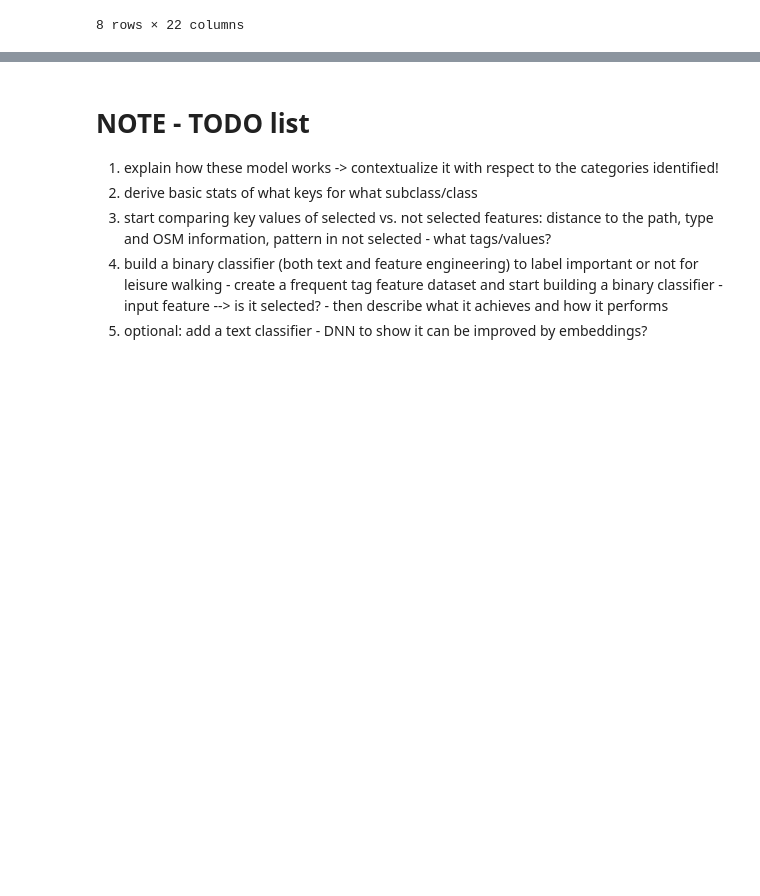
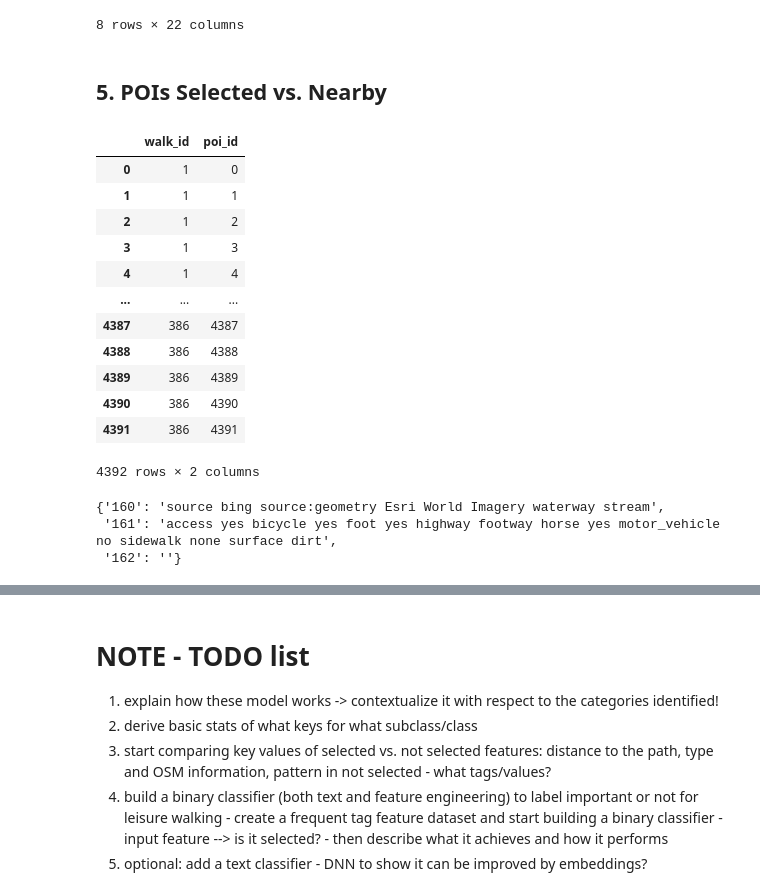
Before and after one commit to hamzeiehsan/leisure-walking-analysis, a Jupyter notebook: 4. final analysis.ipynb, the cells around one changed output, grey strips where cells are left out. Drawn from its saved outputs; the diff is of its cells as text; code cells hidden in the pictures; blank space fills up the shorter version.

Commit message:
add initial results of analysing nearby POIs

```diff
--- a/4. final analysis.ipynb
+++ b/4. final analysis.ipynb
@@ -1086,3 +1026,5 @@ detailed_df[detailed_df['index'].isin([int(poi_id) for poi_id in marker_paths[ma
 | 3261 | 3261 | 283 | Kilcatten Park Rowville Vic 3178 ... | Rowville today is densely settled... | VFL Park | This arena was to be the home of ... | -37.933604 | 145.203552 | ... |
 | 3951 | 3951 | 348 | Wombat Creek created by Ray Peace | This is a relatively easy, but li... | Wombat Creek reservoir | This reservoir is the water suppl... | -37.390754 | 144.174528 | ... |
 8 rows × 22 columns
+# %% [markdown]
+## 5. POIs Selected vs. Nearby
@@ -1088,0 +1035,18 @@ detailed_df[detailed_df['index'].isin([int(poi_id) for poi_id in marker_paths[ma
+# %%
+walk_pois = detailed_df[['record_id', 'index']]
+walk_pois.columns = ['walk_id', 'poi_id']
+walk_pois
+# %% [output]
+|  | walk_id | poi_id |
+| 0 | 1 | 0 |
+| 1 | 1 | 1 |
+| 2 | 1 | 2 |
+| 3 | 1 | 3 |
+| 4 | 1 | 4 |
+| ... | ... | ... |
+| 4387 | 386 | 4387 |
+| 4388 | 386 | 4388 |
+| 4389 | 386 | 4389 |
+| 4390 | 386 | 4390 |
+| 4391 | 386 | 4391 |
+4392 rows × 2 columns
@@ -1088,0 +1078,6 @@ detailed_df[detailed_df['index'].isin([int(poi_id) for poi_id in marker_paths[ma
+# %%
+get_walk_pois_description(10)
+# %% [output]
+{'160': 'source bing source:geometry Esri World Imagery waterway stream',
+ '161': 'access yes bicycle yes foot yes highway footway horse yes motor_vehicle no sidewalk none surface dirt',
+ '162': ''}
```
Also changed, not shown: parts of 30 cells of this notebook, 2 other files.
